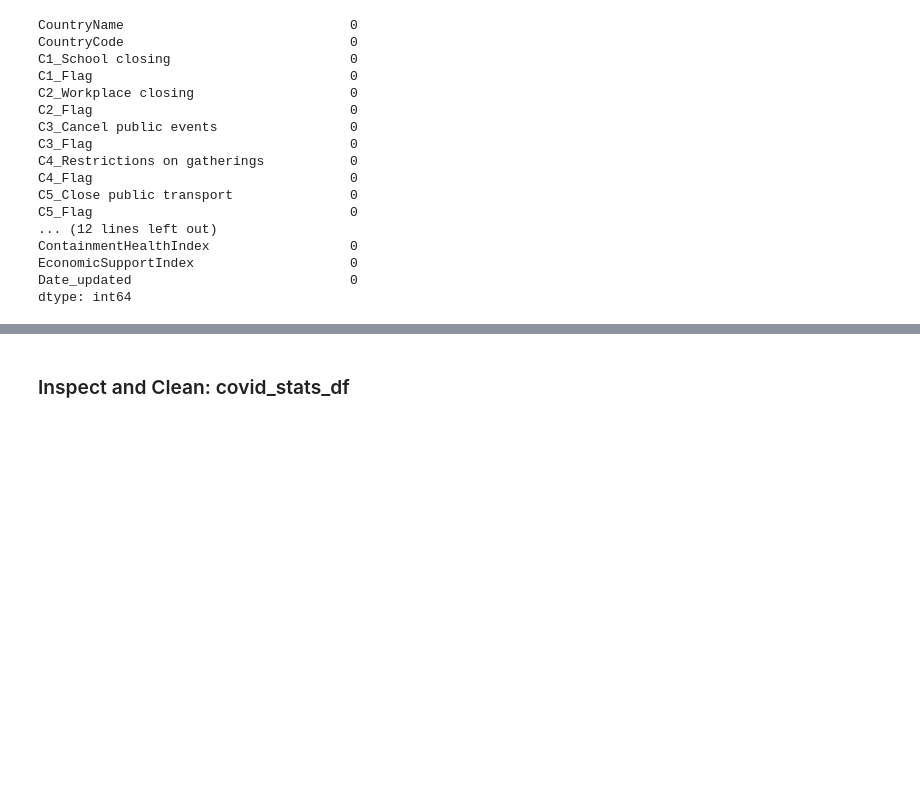
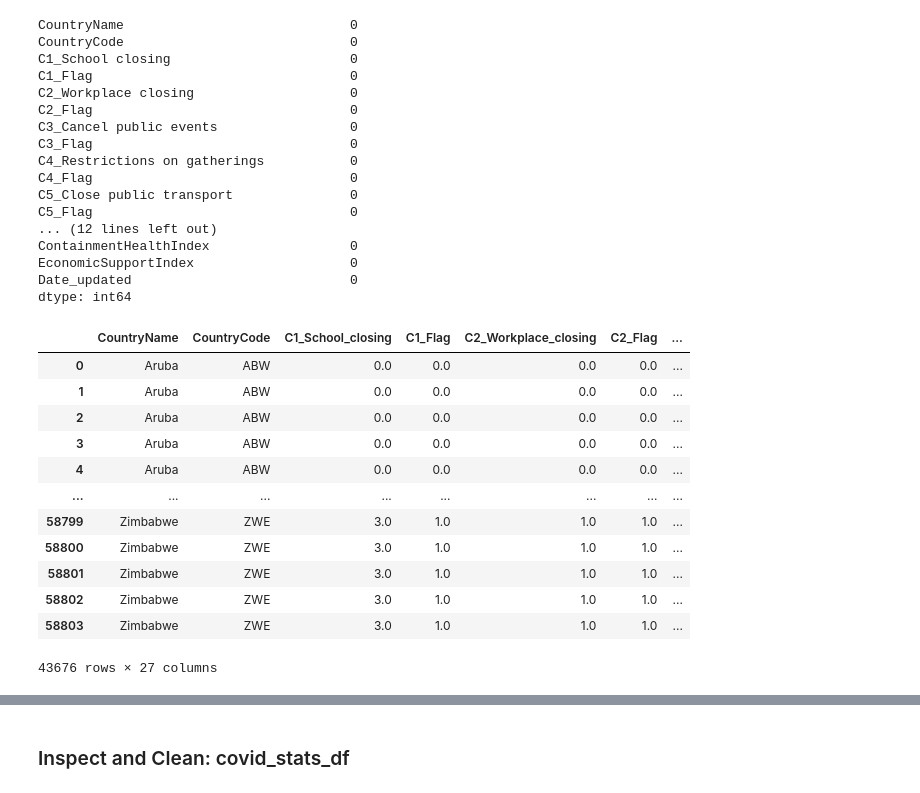
Before and after one commit to pmmfs/capstone-project, a Jupyter notebook: analysis_gov_regulation_impact/initial_cleaning.ipynb, the cells around one changed output, grey strips where cells are left out. Cells and saved outputs as stored; diff of their text form; code cells hidden in the pictures; blank space fills up the shorter version.

```diff
--- a/analysis_gov_regulation_impact/initial_cleaning.ipynb
+++ b/analysis_gov_regulation_impact/initial_cleaning.ipynb
@@ -328,3 +313,39 @@ esi_col = get_col_index(government_regulation_df,"EconomicSupportIndex")
+# %%
+# get individual StringencyIndex measures column index
+c1_col = get_col_index(government_regulation_df,"C1_School closing")
+c1f_col = get_col_index(government_regulation_df,"C1_Flag")
+c2_col = get_col_index(government_regulation_df,"C2_Workplace closing")
+c2f_col = get_col_index(government_regulation_df,"C2_Flag")
+c3_col = get_col_index(government_regulation_df,"C3_Cancel public events")
+c3f_col = get_col_index(government_regulation_df,"C3_Flag")
+c4_col = get_col_index(government_regulation_df,"C4_Restrictions on gatherings")
+c4f_col = get_col_index(government_regulation_df,"C4_Flag")
+c5_col = get_col_index(government_regulation_df,"C5_Close public transport")
+c5f_col = get_col_index(government_regulation_df,"C5_Flag")
+c6_col = get_col_index(government_regulation_df,"C6_Stay at home requirements")
+c6f_col = get_col_index(government_regulation_df,"C6_Flag")
+c7_col = get_col_index(government_regulation_df,"C7_Restrictions on internal movement")
+c7f_col = get_col_index(government_regulation_df,"C7_Flag")
+c8_col = get_col_index(government_regulation_df,"C8_International travel controls")
+e1_col = get_col_index(government_regulation_df,"E1_Income support")
+e1f_col = get_col_index(government_regulation_df,"E1_Flag")
+h1_col = get_col_index(government_regulation_df,"H1_Public information campaigns")
+h1f_col = get_col_index(government_regulation_df,"H1_Flag")
+
+# get StringencyIndex_updated column index
+si_col = get_col_index(government_regulation_df,"StringencyIndex")
+
+# get StringencyLegacyIndex_updated column index
+sli_col = get_col_index(government_regulation_df,"StringencyLegacyIndex")
+
+# get GovernmentResponseIndex_updated column index
+gri_col = get_col_index(government_regulation_df,"GovernmentResponseIndex")
+
+# get StringencyIndex_updated column index
+chi_col = get_col_index(government_regulation_df,"ContainmentHealthIndex")
+
+# get StringencyIndex_updated column index
+esi_col = get_col_index(government_regulation_df,"EconomicSupportIndex")
 # %%
 # Impute total_cases_updated and total_deaths_updated
 iso_codes = government_regulation_df["CountryCode"].unique()
@@ -401,6 +498,22 @@ government_regulation_df.rename(columns={"C1_School closing":"C1_School_closing"
                                         "ContainmentHealthIndex":"ContainmentHealthIndex_updated",
                                         "EconomicSupportIndex":"EconomicSupportIndex_updated"
                                         },inplace=True)
+# %%
+government_regulation_df
+# %% [output]
+|  | CountryName | CountryCode | C1_School_closing | C1_Flag | C2_Workplace_closing | C2_Flag | ... |
+| 0 | Aruba | ABW | 0.0 | 0.0 | 0.0 | 0.0 | ... |
+| 1 | Aruba | ABW | 0.0 | 0.0 | 0.0 | 0.0 | ... |
+| 2 | Aruba | ABW | 0.0 | 0.0 | 0.0 | 0.0 | ... |
+| 3 | Aruba | ABW | 0.0 | 0.0 | 0.0 | 0.0 | ... |
+| 4 | Aruba | ABW | 0.0 | 0.0 | 0.0 | 0.0 | ... |
+| ... | ... | ... | ... | ... | ... | ... | ... |
+| 58799 | Zimbabwe | ZWE | 3.0 | 1.0 | 1.0 | 1.0 | ... |
+| 58800 | Zimbabwe | ZWE | 3.0 | 1.0 | 1.0 | 1.0 | ... |
+| 58801 | Zimbabwe | ZWE | 3.0 | 1.0 | 1.0 | 1.0 | ... |
+| 58802 | Zimbabwe | ZWE | 3.0 | 1.0 | 1.0 | 1.0 | ... |
+| 58803 | Zimbabwe | ZWE | 3.0 | 1.0 | 1.0 | 1.0 | ... |
+43676 rows × 27 columns
 # %%
 # Create new column - primary_key
 government_regulation_df["primary_key_response"] = government_regulation_df["CountryCode"] + government_regulation_df["Date_updated"].astype(str)
```
Also changed, not shown: parts of 5 cells of this notebook, 4 other files.
